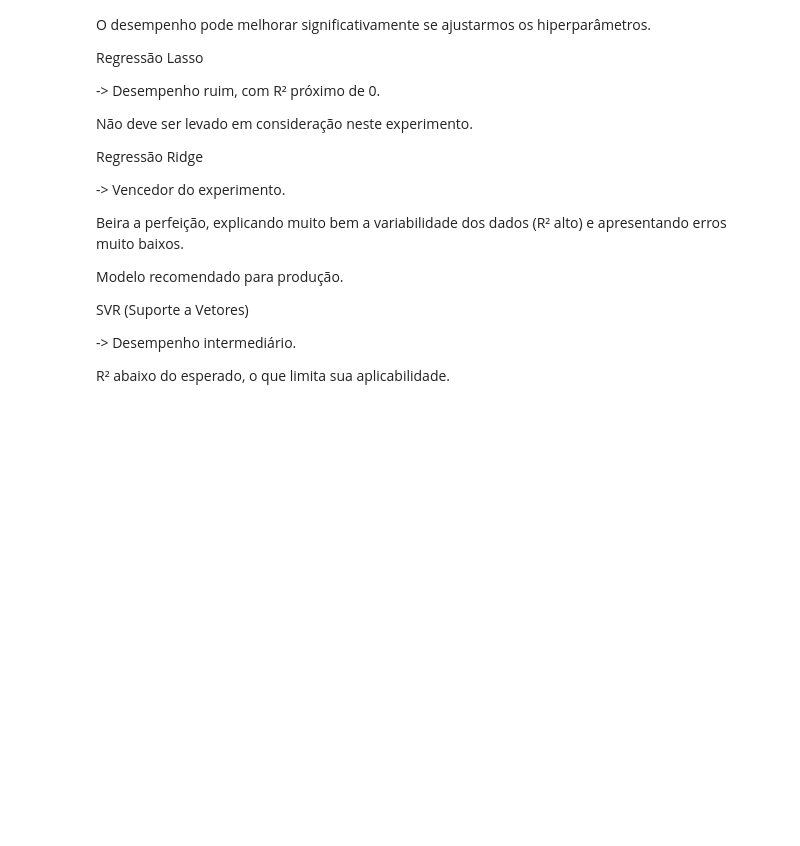
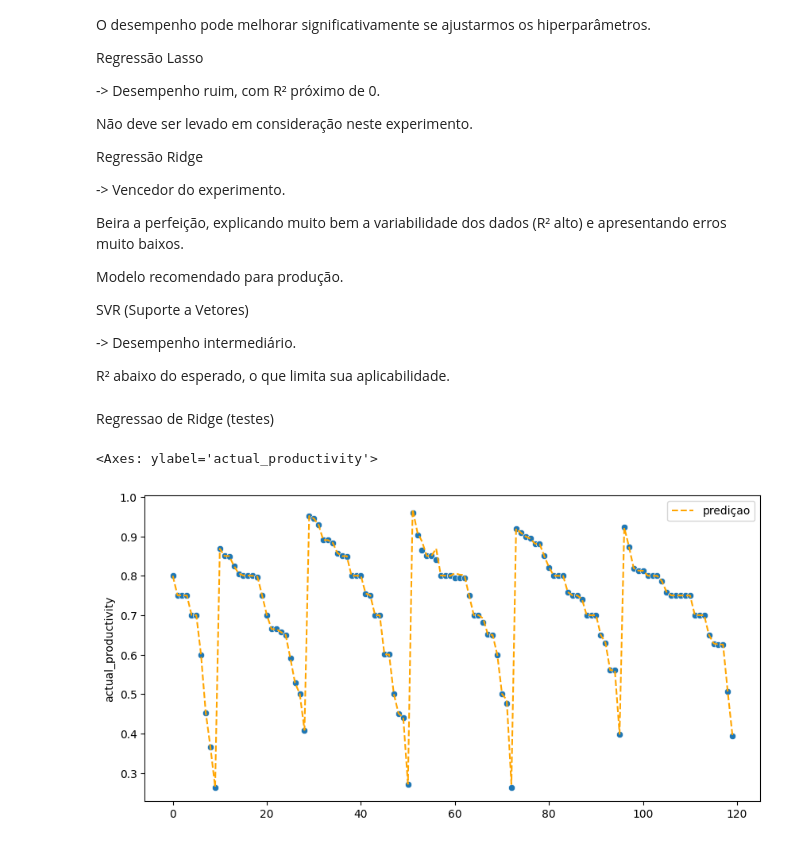
Before and after one commit to WesleySouza13/PRODUCTIVITY-PREDICTION-, a Jupyter notebook: Jupyter_notebook.ipynb, the cells around one changed output. Cells and saved outputs as stored; diff of their text form; code cells hidden in the pictures; blank space fills up the shorter version.

Commit message:
add: vizualizaçao testes modelos

```diff
--- a/Jupyter_notebook.ipynb
+++ b/Jupyter_notebook.ipynb
@@ -625,3 +625,15 @@ SVR (Suporte a Vetores)
 -> Desempenho intermediário.
 
 R² abaixo do esperado, o que limita sua aplicabilidade.
+# %% [markdown]
+Regressao de Ridge (testes)
+# %%
+pipe.set_params(model=Ridge()).fit(x_train, y_train)
+ridge_pred = pipe.predict(x_test)
+# %%
+plt.figure(figsize=(10,5))
+sns.scatterplot(x=range(len(y_test)), y=y_test)
+sns.lineplot(ridge_pred, color='orange', label='prediçao', linestyle='--')
+# %% [output]
+<Axes: ylabel='actual_productivity'>
+[figure, added]
```
Also changed, not shown: parts of 1 cell of this notebook.
